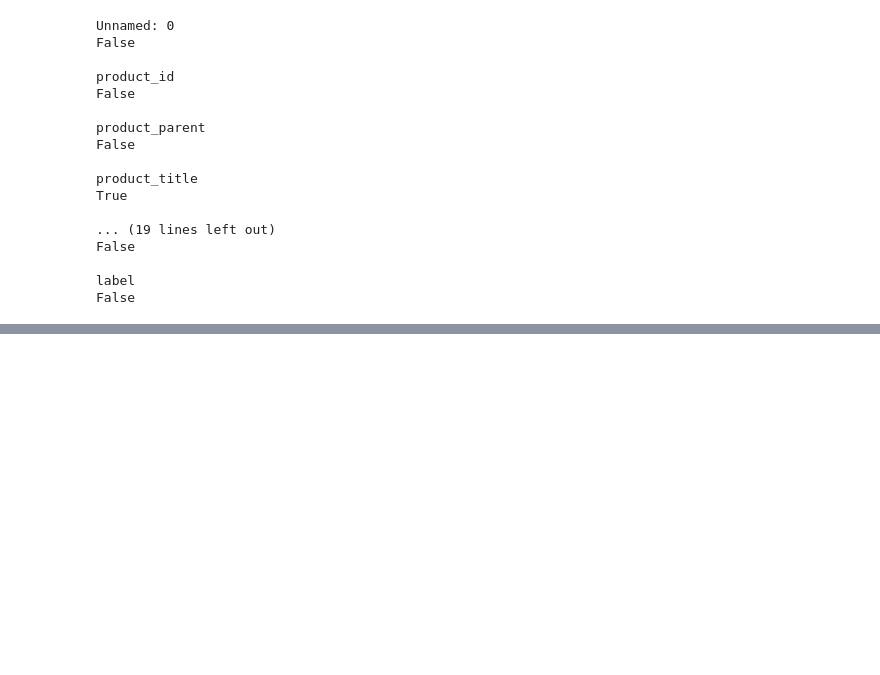
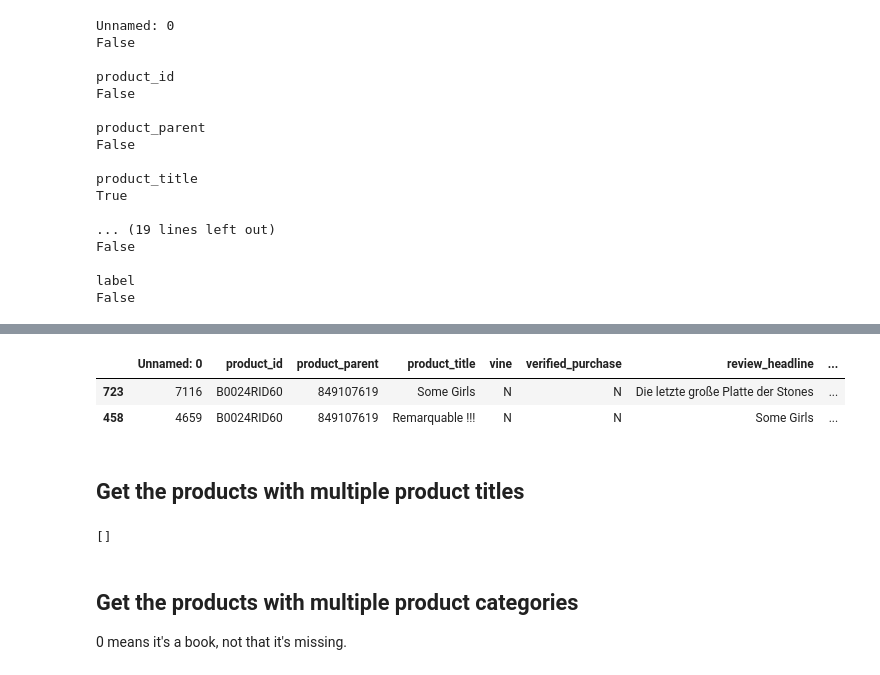
Before and after one commit to Kajzzer/BigData, a Jupyter notebook: EDA.ipynb, the cells around one changed output, grey strips where cells are left out. Saved outputs shown, nothing was run; the diff lists cells and outputs as text; code cells hidden in the pictures; blank space fills up the shorter version.

```diff
--- a/EDA.ipynb
+++ b/EDA.ipynb
@@ -131,0 +221,21 @@ False
+# %%
+# checking the rows of a product
+df[df['product_id'] == 'B0024RID60']
+# %% [output]
+|  | Unnamed: 0 | product_id | product_parent | product_title | vine | verified_purchase | review_headline | ... |
+| 723 | 7116 | B0024RID60 | 849107619 | Some Girls | N | N | Die letzte große Platte der Stones | ... |
+| 458 | 4659 | B0024RID60 | 849107619 | Remarquable !!! | N | N | Some Girls | ... |
+# %% [markdown]
+## Get the products with multiple product titles
+# %%
+# print all rows with more than one unique product parent
+multiple_parents = aggs[aggs['product_parent','nunique'] > 1]['product_id']
+
+# most common parents of product ids with multiple parents
+parents = [df_gb.get_group(x)['product_parent'].mode() for x in multiple_parents]
+parents
+# %% [output]
+[]
+# %% [markdown]
+## Get the products with multiple product categories
+0 means it's a book, not that it's missing.
```
Also changed, not shown: parts of 16 cells of this notebook.
